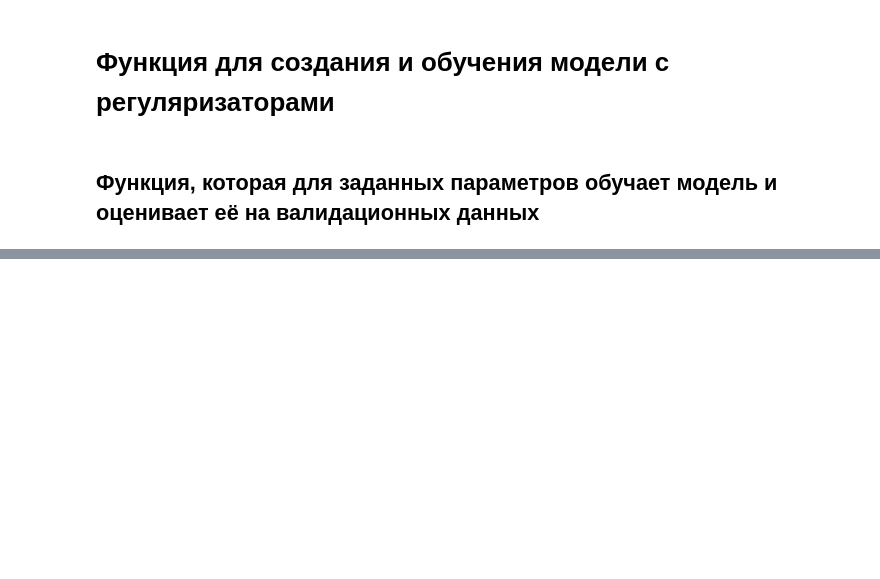
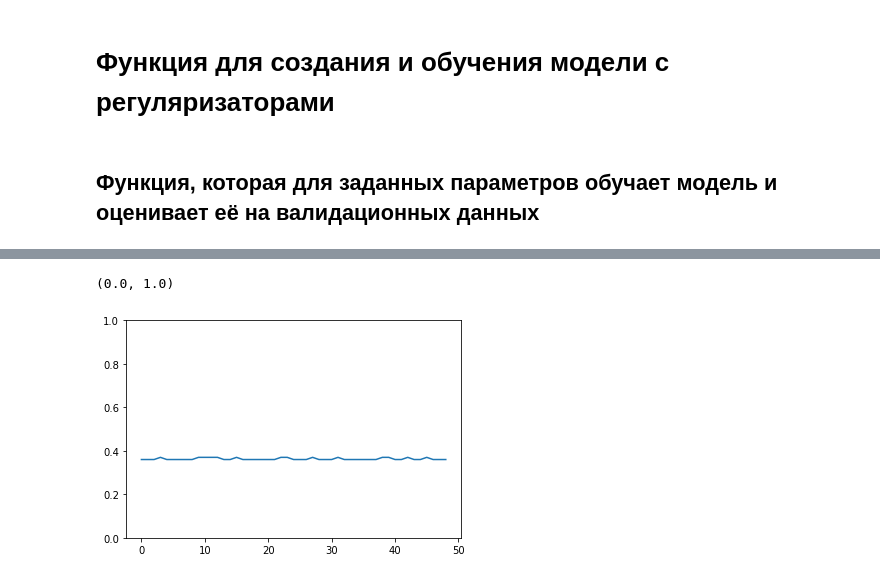
Before and after one commit to NikitaOmsk/topic_modeling, a Jupyter notebook: experiments_update.ipynb, the cells around one changed output, grey strips where cells are left out. Drawn from its saved outputs; the diff is of its cells as text; code cells hidden in the pictures; blank space fills up the shorter version.

```diff
--- a/experiments_update.ipynb
+++ b/experiments_update.ipynb
@@ -266,0 +895,3 @@ Iteration last: sparsity = 0.5674999952316284, perplexity = 6222.26904296875
+# %%
+classifier = RandomForestClassifier(n_estimators=50)
+classifier.fit(X_train, y_train)
@@ -266,0 +900,6 @@ Iteration last: sparsity = 0.5674999952316284, perplexity = 6222.26904296875
+# %%
+y_train_pred = classifier.predict(X_train)
+y_val_pred = classifier.predict(X_val)
+results = {}
+results['train'] = classification_report(y_train, y_train_pred, zero_division=1)
+results['val'] = classification_report(y_val, y_val_pred, zero_division=1)
@@ -266,0 +954,4 @@ Iteration last: sparsity = 0.5674999952316284, perplexity = 6222.26904296875
+# %%
+top_tokens = model.score_tracker['top-tokens'].last_tokens
+for topic_name in model.topic_names:
+    print(top_tokens[topic_name])
@@ -266,0 +978,12 @@ Iteration last: sparsity = 0.5674999952316284, perplexity = 6222.26904296875
+# %%
+def prepare_augmented_train_data_for_bigartm(data, bigartm_data_path, top_tokens, n_words, n_docs):
+    with open(bigartm_data_path, 'w') as f:
+        for i, sample in enumerate(data):
+            f.write('review_{} {} |@score {}\n'.format(i, sample['text'], sample['score']))
+        for i in range(n_docs):
+            for topic_name in model.topic_names:
+                text = 'virtual_{}_{} '.format(topic_name, i)
+                for j in range(n_words):
+                    text += top_tokens[topic_name][i] + ' '
+                text += '|@score 0\n'
+                f.write(text)
@@ -266,0 +1059,7 @@ Iteration last: sparsity = 0.5674999952316284, perplexity = 6222.26904296875
+# %%
+plt.plot(accs)
+axes = plt.gca()
+axes.set_ylim([0,1])
+# %% [output]
+(0.0, 1.0)
+[figure, added]
```
Also changed, not shown: parts of 103 cells of this notebook.
